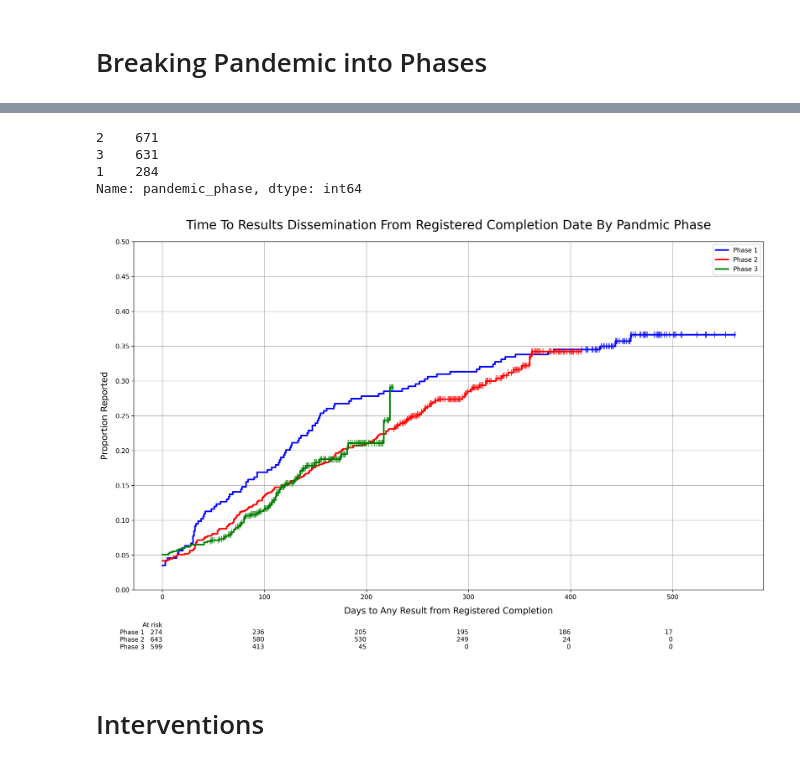
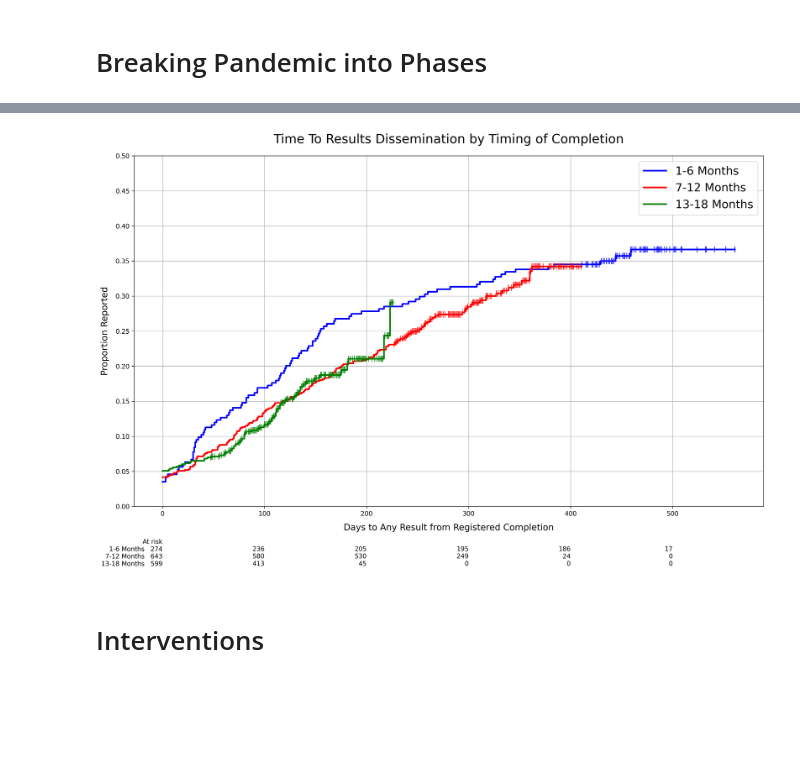
Before and after one commit to ebmdatalab/direcct-phase2-python, a Jupyter notebook: notebooks/7 Analysis.ipynb, the cells around one changed output, grey strips where cells are left out. Drawn from its saved outputs; the diff is of its cells as text; code cells hidden in the pictures; blank space fills up the shorter version.

```diff
--- a/notebooks/7 Analysis.ipynb
+++ b/notebooks/7 Analysis.ipynb
@@ -26,7 +26,7 @@ from matplotlib.pyplot import Text
 # %% [markdown]
 # Loading Data
 # %%
-df = pd.read_csv('https://raw.githubusercontent.com/maia-sh/direcct2/master/data/analysis/kaplan-meier-time-to-pub.csv?token=GHSAT0AAAAAABSHEFNCNS5N3PZCNICRQUBMYUPLD7A')
+df = pd.read_csv('https://raw.githubusercontent.com/maia-sh/direcct2/master/data/analysis/kaplan-meier-time-to-pub.csv?token=GHSAT0AAAAAABSHEFNDTXVJZSNYPXBLD3DWYUTOB3A')
 df.head()
 # %% [output]
 |  | id | date_completion | publication_preprint | publication_article | publication_summary | ... |
@@ -58,3 +60,7 @@ for x in df2.columns:
+# %%
+df_reg = pd.read_csv('https://raw.githubusercontent.com/maia-sh/direcct2/master/data/analysis/trials.csv?token=GHSAT0AAAAAABSHEFNDMTUDUNUF6F6CY3DEYUTOZEQ')
+# %%
+df2 = df2.merge(df_reg[['id', 'trn']], on='id', how='left')
 # %% [markdown]
 # Filtering out post cut-off dates
 # %%
@@ -362,10 +379,3 @@ df2[df2.pandemic_phase == 2]
-# %%
-df2['pandemic_phase'].value_counts()
-# %% [output]
-2    671
-3    631
-1    284
-Name: pandemic_phase, dtype: int64
 # %%
 #What does this look like for reporting
 # %%
@@ -381,41 +391,42 @@ T1 = phase_pub[phase_pub.pandemic_phase == 1].time_reporting_any_adj
 E1 = phase_pub[phase_pub.pandemic_phase == 1].publication_any_adj
 
 kmf_1 = KaplanMeierFitter()
-kmf_1.fit(T1, E1, label='Phase 1')
+kmf_1.fit(T1, E1, label='1-6 Months')
 #ax = kmf_any.plot(ci_show=False, show_censors=True, censor_styles={'ms':10, 'marker':'|'}, yticks=yticks, figsize=(15, 10), grid=True, legend=False, ax=ax, lw=2.5)
 ax = kmf_1.plot_cumulative_density(ci_show=False, show_censors=True, censor_styles={'ms':10, 'marker':'|'},
                                      yticks=yticks, figsize=(15, 10), grid=True, legend=True, ax=ax, lw=2.5,
                                    color='blue')
 
 T2 = phase_pub[phase_pub.pandemic_phase == 2].time_reporting_any_adj
 E2 = phase_pub[phase_pub.pandemic_phase == 2].publication_any_adj
 
 kmf_2 = KaplanMeierFitter()
-kmf_2.fit(T2, E2, label='Phase 2')
+kmf_2.fit(T2, E2, label='7-12 Months')
 #ax = kmf_any.plot(ci_show=False, show_censors=True, censor_styles={'ms':10, 'marker':'|'}, yticks=yticks, figsize=(15, 10), grid=True, legend=False, ax=ax, lw=2.5)
 ax = kmf_2.plot_cumulative_density(ci_show=False, show_censors=True, censor_styles={'ms':10, 'marker':'|'},
                                      yticks=yticks, figsize=(15, 10), grid=True, legend=True, ax=ax, lw=2.5,
                                    color='red')
 
 
 T3 = phase_pub[phase_pub.pandemic_phase == 3].time_reporting_any_adj
 E3 = phase_pub[phase_pub.pandemic_phase == 3].publication_any_adj
 
 kmf_3 = KaplanMeierFitter()
-kmf_3.fit(T3, E3, label='Phase 3')
+kmf_3.fit(T3, E3, label='13-18 Months')
 #ax = kmf_any.plot(ci_show=False, show_censors=True, censor_styles={'ms':10, 'marker':'|'}, yticks=yticks, figsize=(15, 10), grid=True, legend=False, ax=ax, lw=2.5)
 ax = kmf_3.plot_cumulative_density(ci_show=False, show_censors=True, censor_styles={'ms':10, 'marker':'|'},
                                      yticks=yticks, figsize=(15, 10), grid=True, legend=True, ax=ax, lw=2.5,
                                    color='green')
 
 ax.set_ylim([0, .5])
 
-plt.title("Time To Results Dissemination From Registered Completion Date By Pandmic Phase", pad=20, fontsize=20)
+plt.title("Time To Results Dissemination by Timing of Completion", pad=20, fontsize=20)
 plt.ylabel('Proportion Reported', labelpad=10, fontsize=14)
 plt.xlabel('Days to Any Result from Registered Completion', labelpad=10, fontsize=14)
+ax.legend(fontsize = 18)
 
 from lifelines.plotting import add_at_risk_counts
 add_at_risk_counts(kmf_1, kmf_2, kmf_3, rows_to_show = ['At risk'], ax=ax)
 plt.tight_layout()
 # %% [output]
-[figure, old version]
+[figure, new version]
```
Also changed, not shown: parts of 26 cells of this notebook, 10 other files.
